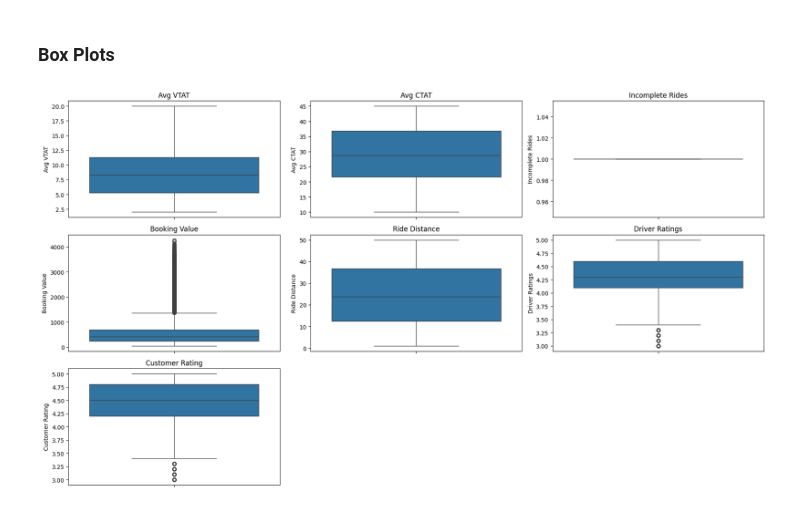
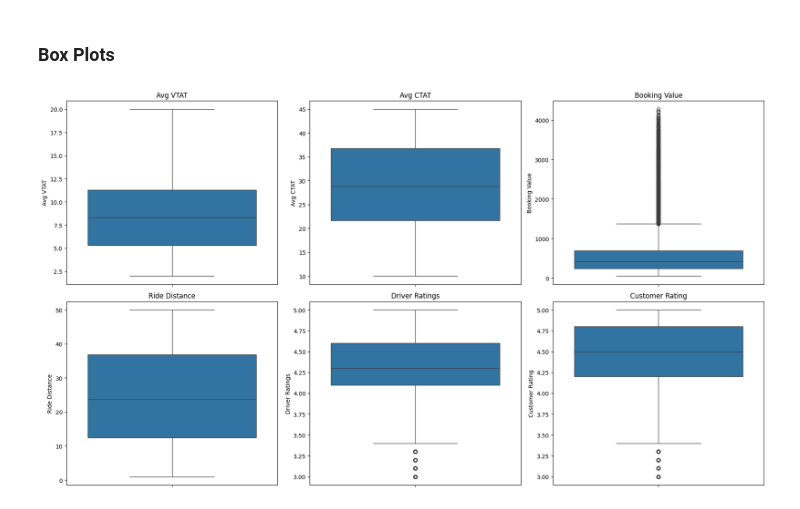
Before and after one commit to ARUN-R-DAS/uber_data_analysis, a Jupyter notebook: uber.ipynb, the cells around one changed output. Cells and saved outputs as stored; diff of their text form; code cells hidden in the pictures.

```diff
--- a/uber.ipynb
+++ b/uber.ipynb
@@ -260,21 +260,15 @@ plt.show()
 # %% [markdown]
 ### Box Plots
 # %%
-cols = ['Avg VTAT', 'Avg CTAT', 'Incomplete Rides',
+cols = ['Avg VTAT', 'Avg CTAT',
         'Booking Value', 'Ride Distance',
         'Driver Ratings', 'Customer Rating']
 
-fig, axes = plt.subplots(nrows=3, ncols=3, figsize=(18,10))
+fig, axes = plt.subplots(nrows=2, ncols=3, figsize=(18,10))
 axes = axes.flatten()
 for i,col in enumerate(cols):
     sns.boxplot(data=df, y=col, ax=axes[i])
     axes[i].set_title(col)
     axes[i].tick_params(axis='x')
-
-# hiding unused subplots
-for j in range(len(cols),len(axes)):
-    fig.delaxes(axes[j])
-plt.tight_layout()
-plt.show()
 # %% [output]
-[figure, old version]
+[figure, new version]
```
Also changed, not shown: parts of 25 cells of this notebook.
